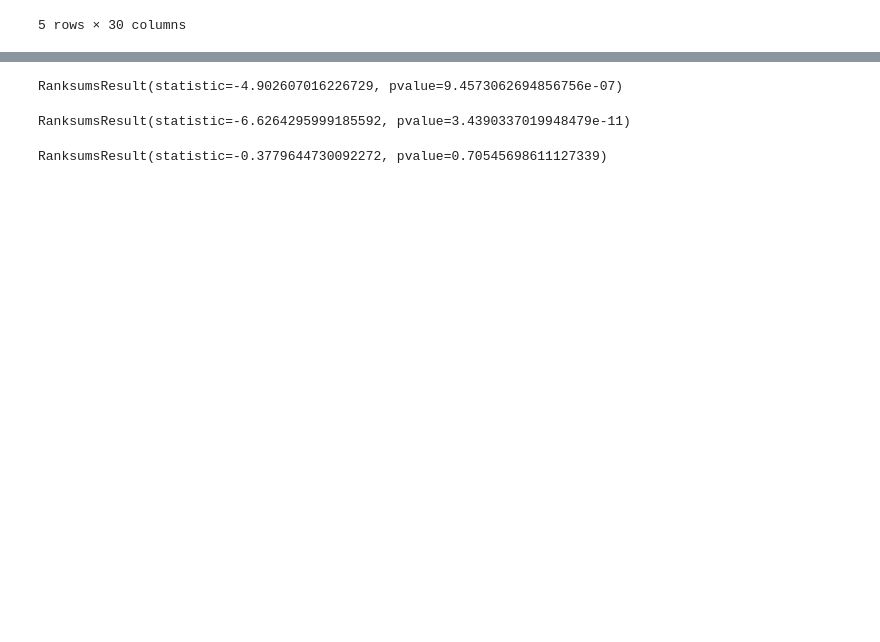
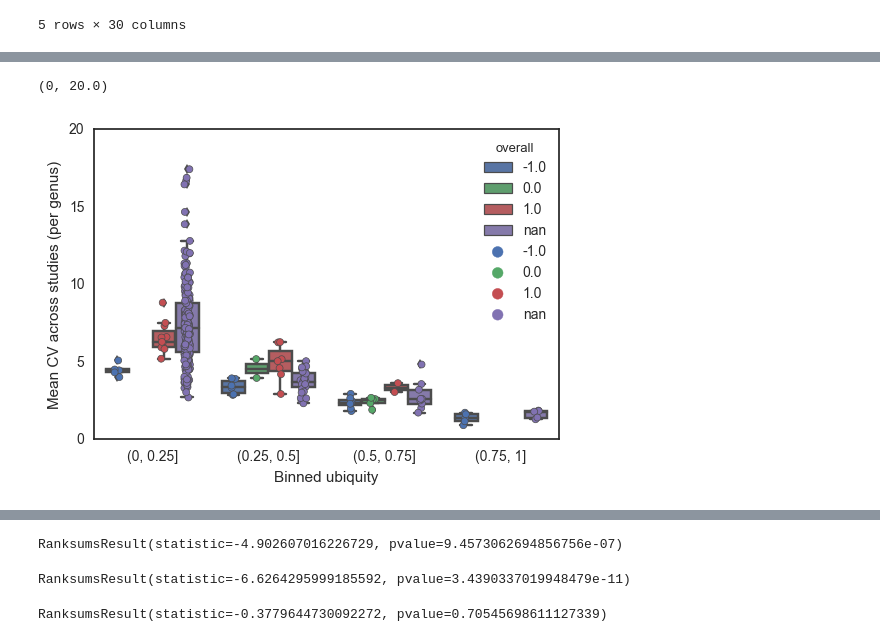
Before and after one commit to cduvallet/microbiomeHD, a Jupyter notebook: src/exploration/2017-09-14.variability_of_nonspecifics.ipynb, the cells around one changed output, grey strips where cells are left out. Drawn from its saved outputs; the diff is of its cells as text; code cells hidden in the pictures; blank space fills up the shorter version.

```diff
--- a/src/exploration/2017-09-14.variability_of_nonspecifics.ipynb
+++ b/src/exploration/2017-09-14.variability_of_nonspecifics.ipynb
@@ -99,0 +157,13 @@ ax.set_ylim([0, None])
+# %%
+sns.set_style('white')
+fig, ax = plt.subplots()
+sns.boxplot(data=meancv, x='mean_ubiq_bin', y='mean_cv', hue='overall')
+sns.stripplot(data=meancv, x='mean_ubiq_bin', y='mean_cv', hue='overall',
+              jitter=True, linewidth=0.5, split=True)
+ax.set_ylabel('Mean CV across studies (per genus)')
+#ax.set_xticklabels(['health', 'mixed', 'disease', 'not core'])
+ax.set_xlabel('Binned ubiquity')
+ax.set_ylim([0, None])
+# %% [output]
+(0, 20.0)
+[figure, added]
```
Also changed, not shown: parts of 10 cells of this notebook.
